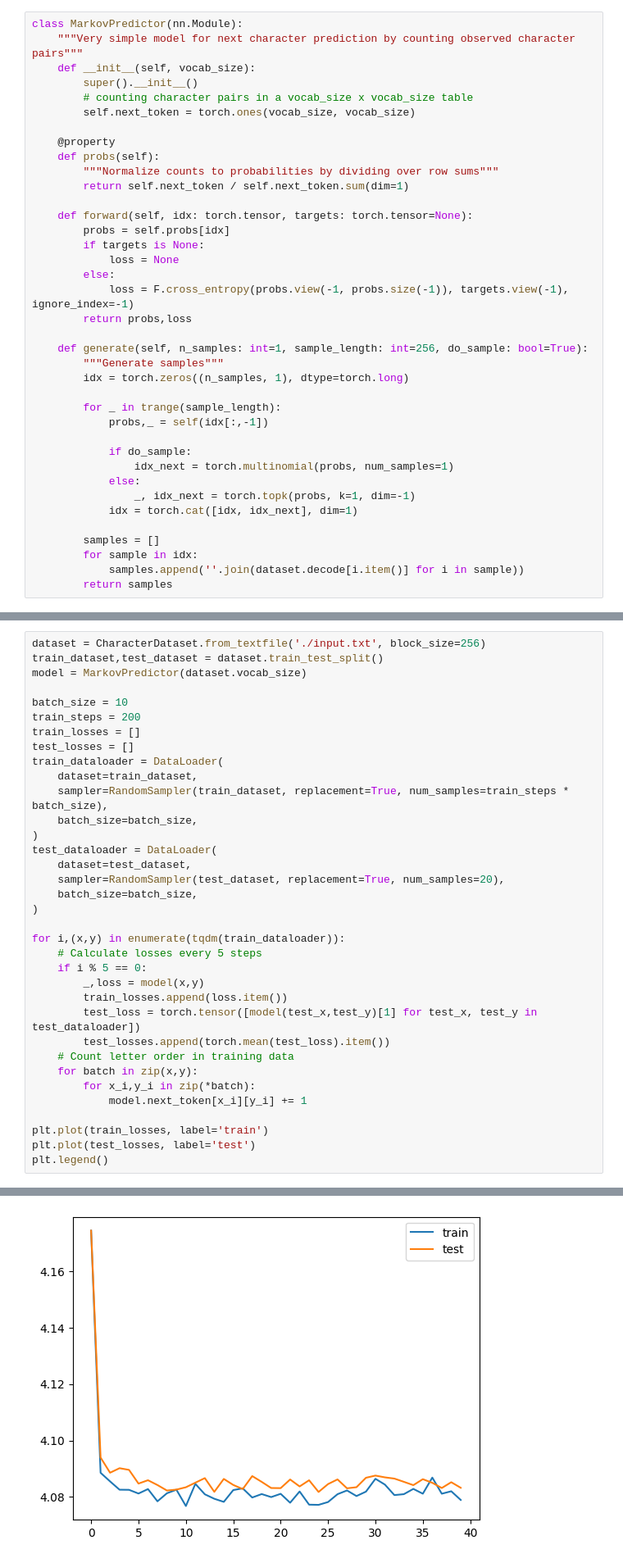
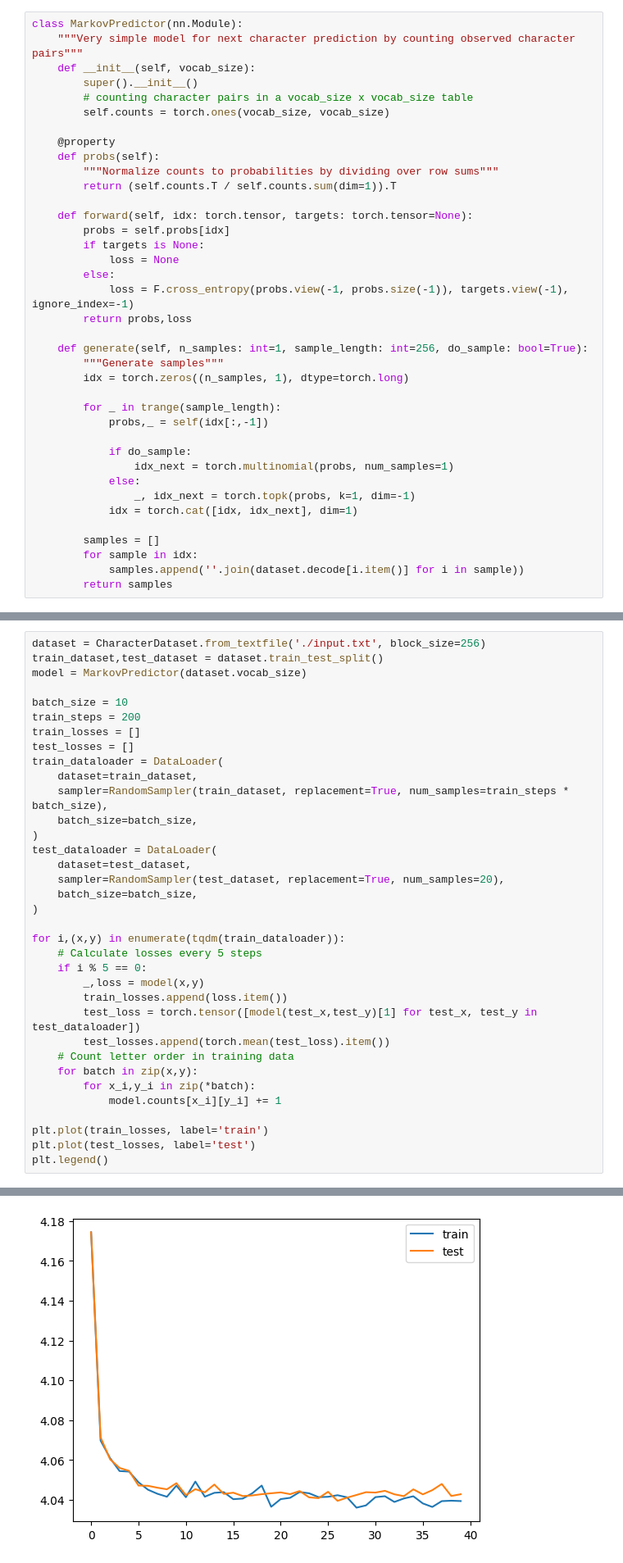
Before and after one commit to holmrenser/deep_learning, a Jupyter notebook: markov_prediction.ipynb, the cells around one changed output, grey strips where cells are left out. Shown at 82% size. Drawn from its saved outputs; the diff is of its cells as text.

```diff
--- a/markov_prediction.ipynb
+++ b/markov_prediction.ipynb
@@ -77,12 +147,12 @@ class MarkovPredictor(nn.Module):
     def __init__(self, vocab_size):
         super().__init__()
         # counting character pairs in a vocab_size x vocab_size table
-        self.next_token = torch.ones(vocab_size, vocab_size)
+        self.counts = torch.ones(vocab_size, vocab_size)
 
     @property
     def probs(self):
         """Normalize counts to probabilities by dividing over row sums"""
-        return self.next_token / self.next_token.sum(dim=1)
+        return (self.counts.T / self.counts.sum(dim=1)).T
 
     def forward(self, idx: torch.tensor, targets: torch.tensor=None):
         probs = self.probs[idx]
@@ -130,33 +200,33 @@ batch_size = 10
 train_steps = 200
 train_losses = []
 test_losses = []
 train_dataloader = DataLoader(
     dataset=train_dataset,
     sampler=RandomSampler(train_dataset, replacement=True, num_samples=train_steps * batch_size),
     batch_size=batch_size,
 )
 test_dataloader = DataLoader(
     dataset=test_dataset,
     sampler=RandomSampler(test_dataset, replacement=True, num_samples=20),
     batch_size=batch_size,
 )
 
 for i,(x,y) in enumerate(tqdm(train_dataloader)):
     # Calculate losses every 5 steps
     if i % 5 == 0:
         _,loss = model(x,y)
         train_losses.append(loss.item())
         test_loss = torch.tensor([model(test_x,test_y)[1] for test_x, test_y in test_dataloader])
         test_losses.append(torch.mean(test_loss).item())
     # Count letter order in training data
     for batch in zip(x,y):
         for x_i,y_i in zip(*batch):
-            model.next_token[x_i][y_i] += 1
+            model.counts[x_i][y_i] += 1
 
 plt.plot(train_losses, label='train')
 plt.plot(test_losses, label='test')
 plt.legend()
 # %% [output]
 <matplotlib.legend.Legend at 0x...>
-[figure, old version]
+[figure, new version]
 # %% [markdown]
```
Also changed, not shown: parts of 10 cells of this notebook, 4 other files.
